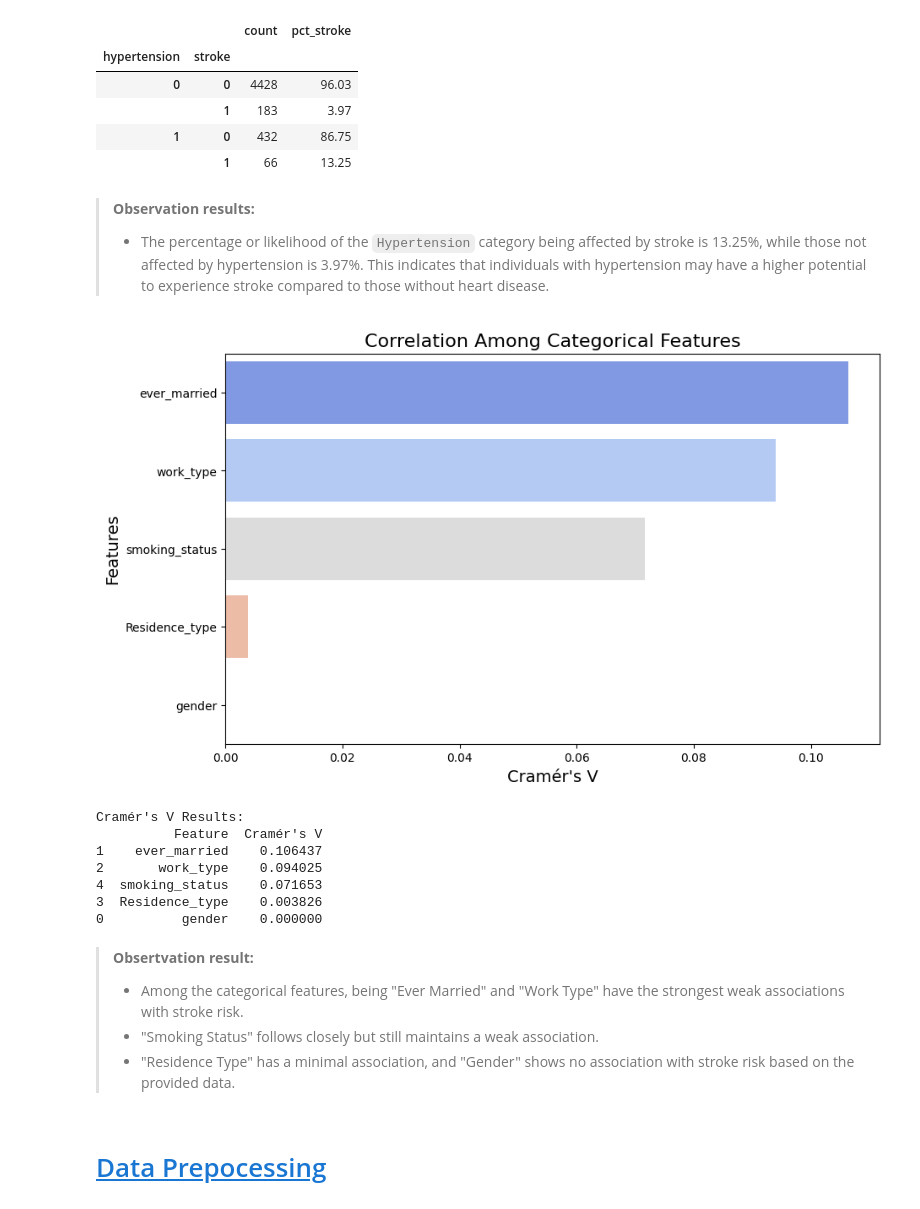
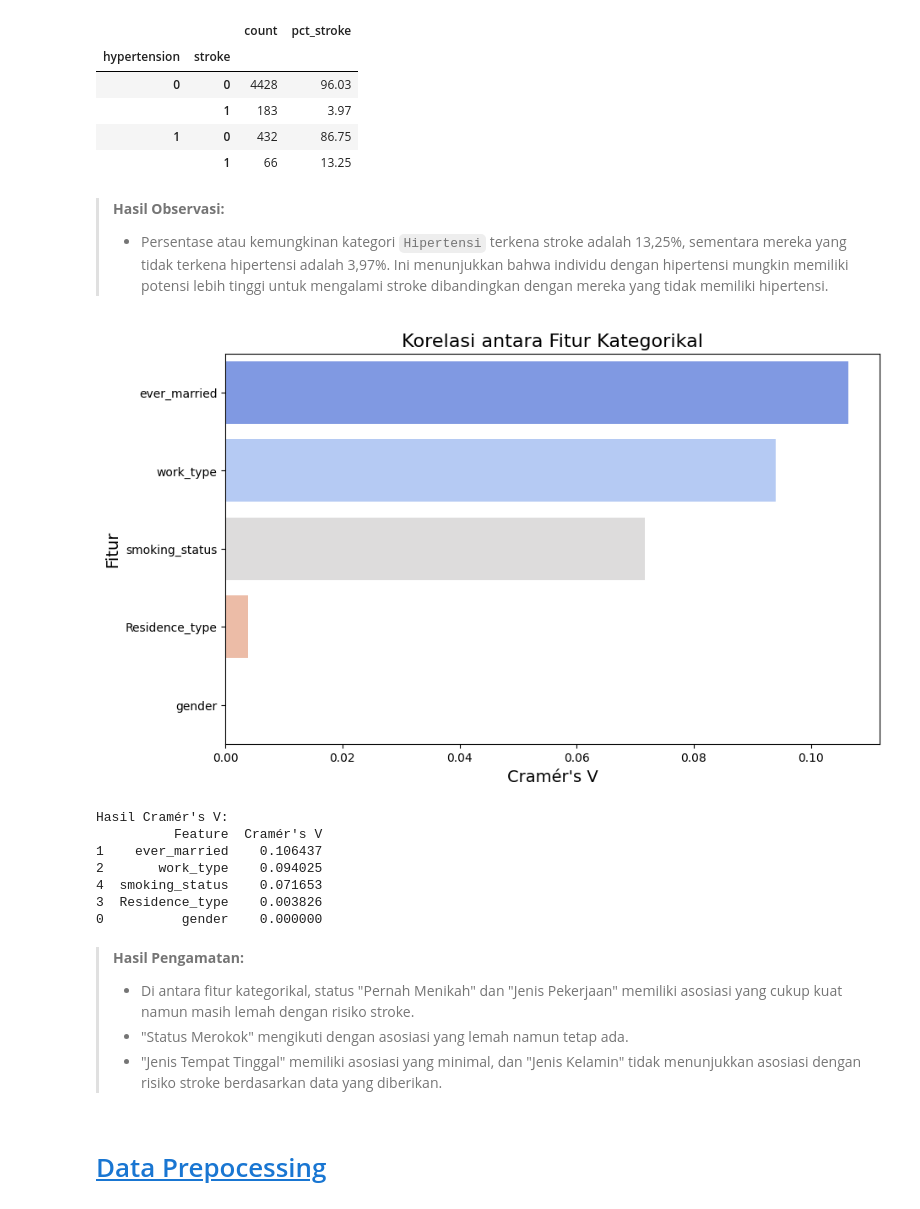
Before and after one commit to penoFahmi/Stroke-Prediction, a Jupyter notebook: notebooks/stroke-prediction-anatasia-dy-kampus-merdeka.ipynb, the cells around one changed output. Saved outputs shown, nothing was run; the diff lists cells and outputs as text; code cells hidden in the pictures.

```diff
--- a/notebooks/stroke-prediction-anatasia-dy-kampus-merdeka.ipynb
+++ b/notebooks/stroke-prediction-anatasia-dy-kampus-merdeka.ipynb
@@ -527,24 +603,24 @@ children        686    1
 # %%
 colors_set = ["#ff9999", "#66b3ff", "#99ff99", "#ffcc99", "#c2c2f0"]
 
-# List of categorical columns except 'gender'
+# Daftar kolom kategorikal kecuali 'gender'
 cat_cols_except_gender = ['ever_married', 'work_type', 'Residence_type', 'smoking_status']
 
-# Create subplots for each categorical feature
+# Membuat subplots untuk setiap fitur kategorikal
 fig, axes = plt.subplots(nrows=2, ncols=2, figsize=(18, 12))
 axes = axes.ravel()
 
 for i, col in enumerate(cat_cols_except_gender):
     sns.countplot(data=df, x=col, hue='stroke', palette=[colors_set[1], colors_set[3]], ax=axes[i])
 
-    # Adding labels to the bars
+    # Menambahkan label ke setiap batang
     for container in axes[i].containers:
         axes[i].bar_label(container, label_type='edge')
 
-    # Setting title and axis labels
-    axes[i].set_title(f'Number of Stroke Patients by {col}', fontsize=14, pad=20)
+    # Menambahkan judul dan label sumbu
+    axes[i].set_title(f'Jumlah Pasien Stroke berdasarkan {col}', fontsize=14, pad=20)
     axes[i].set_xlabel(f'{col}', fontsize=12)
-    axes[i].set_ylabel('Count', fontsize=12)
+    axes[i].set_ylabel('Jumlah', fontsize=12)
     axes[i].legend(title='Stroke', loc='upper right')
 
 plt.tight_layout()
@@ -624,51 +701,52 @@ hypertension_stat.value_counts().to_frame().assign(pct_stroke=pct_stroke_hyperte
 | 1 | 0 | 432 | 86.75 |
 |  | 1 | 66 | 13.25 |
 # %% [markdown]
-> **Observation results:**
+> **Hasil Observasi:**
 >
-> - The percentage or likelihood of the `Hypertension` category being affected by stroke is 13.25%, while those not affected by hypertension is 3.97%. This indicates that individuals with hypertension may have a higher potential to experience stroke compared to those without heart disease.
+> - Persentase atau kemungkinan kategori `Hipertensi` terkena stroke adalah 13,25%, sementara mereka yang tidak terkena hipertensi adalah 3,97%. Ini menunjukkan bahwa individu dengan hipertensi mungkin memiliki potensi lebih tinggi untuk mengalami stroke dibandingkan dengan mereka yang tidak memiliki hipertensi.
 # %%
 from scipy.stats import chi2_contingency
 
-# Function to calculate Cramér's V
+# Fungsi untuk menghitung Cramér's V
 def cramers_v(confusion_matrix):
-    chi2 = chi2_contingency(confusion_matrix)[0]
-    n = confusion_matrix.sum().sum()
-    phi2 = chi2/n
-    r, k = confusion_matrix.shape
-    phi2corr = max(0, phi2-((k-1)*(r-1))/(n-1))
-    rcorr = r-((r-1)**2)/(n-1)
-    kcorr = k-((k-1)**2)/(n-1)
-    return np.sqrt(phi2corr/min((kcorr-1),(rcorr-1)))
+    chi2 = chi2_contingency(confusion_matrix)[0]  # Menghitung nilai chi-squared
+    n = confusion_matrix.sum().sum()  # Jumlah total elemen dalam matriks kebingungannya
+    phi2 = chi2/n  # Menghitung nilai phi-squared
+    r, k = confusion_matrix.shape  # Mendapatkan dimensi matriks kebingungannya (baris dan kolom)
+    phi2corr = max(0, phi2-((k-1)*(r-1))/(n-1))  # Koreksi untuk phi2
+    rcorr = r-((r-1)**2)/(n-1)  # Koreksi untuk jumlah baris
+    kcorr = k-((k-1)**2)/(n-1)  # Koreksi untuk jumlah kolom
+    return np.sqrt(phi2corr/min((kcorr-1),(rcorr-1)))  # Mengembalikan akar kuadrat dari Cramér's V
 
-# List of categorical columns
+# Daftar kolom kategorikal
 cat_cols = ['gender', 'ever_married', 'work_type', 'Residence_type', 'smoking_status']
 
-# Initialize an empty dictionary to store Cramér's V results
+# Inisialisasi dictionary kosong untuk menyimpan hasil Cramér's V
 cramers_v_results = {}
 
-# Calculate Cramér's V for each categorical feature
+# Menghitung Cramér's V untuk setiap fitur kategorikal
 for col in cat_cols:
-    confusion_matrix = pd.crosstab(df[col], df['stroke'])
-    cramers_v_results[col] = cramers_v(confusion_matrix.values)
+    confusion_matrix = pd.crosstab(df[col], df['stroke'])  # Matriks kebingungan antara fitur dan stroke
+    cramers_v_results[col] = cramers_v(confusion_matrix.values)  # Menyimpan hasil Cramér's V
 
-# Convert cramers_v_results to a DataFrame
+# Mengonversi hasil Cramér's V menjadi DataFrame
 cramers_v_df = pd.DataFrame(list(cramers_v_results.items()), columns=['Feature', 'Cramér\'s V'])
-cramers_v_df = cramers_v_df.sort_values(by='Cramér\'s V', ascending=False)
+cramers_v_df = cramers_v_df.sort_values(by='Cramér\'s V', ascending=False)  # Mengurutkan berdasarkan Cramér's V
 
-# Plot bar chart
+# Membuat grafik batang
 plt.figure(figsize=(10, 6))
-sns.barplot(x='Cramér\'s V', y='Feature', data=cramers_v_df, palette='coolwarm')
-plt.title('Correlation Among Categorical Features', fontsize=16)
+sns.barplot(x='Cramér\'s V', y='Feature', data=cramers_v_df, palette='coolwarm')  # Plot Cramér's V
+plt.title('Korelasi antara Fitur Kategorikal', fontsize=16)
 plt.xlabel('Cramér\'s V', fontsize=14)
-plt.ylabel('Features', fontsize=14)
+plt.ylabel('Fitur', fontsize=14)
 plt.show()
 
-print("Cramér's V Results:")
+# Menampilkan hasil Cramér's V
+print("Hasil Cramér's V:")
 print(cramers_v_df)
 # %% [output]
-[figure, old version]
+[figure, new version]
-Cramér's V Results:
+Hasil Cramér's V:
           Feature  Cramér's V
 1    ever_married    0.106437
 2       work_type    0.094025
@@ -676,10 +754,10 @@ Cramér's V Results:
 3  Residence_type    0.003826
 0          gender    0.000000
 # %% [markdown]
-> **Obsertvation result:**
-> - Among the categorical features, being "Ever Married" and "Work Type" have the strongest weak associations with stroke risk.
-> - "Smoking Status" follows closely but still maintains a weak association.
-> - "Residence Type" has a minimal association, and "Gender" shows no association with stroke risk based on the provided data.
+> **Hasil Pengamatan:**
+> - Di antara fitur kategorikal, status "Pernah Menikah" dan "Jenis Pekerjaan" memiliki asosiasi yang cukup kuat namun masih lemah dengan risiko stroke.
+> - "Status Merokok" mengikuti dengan asosiasi yang lemah namun tetap ada.
+> - "Jenis Tempat Tinggal" memiliki asosiasi yang minimal, dan "Jenis Kelamin" tidak menunjukkan asosiasi dengan risiko stroke berdasarkan data yang diberikan.
 # %% [markdown]
 # <a id='9' href=#1> Data Prepocessing </a>
 # %%
```
Also changed, not shown: parts of 30 cells of this notebook.
